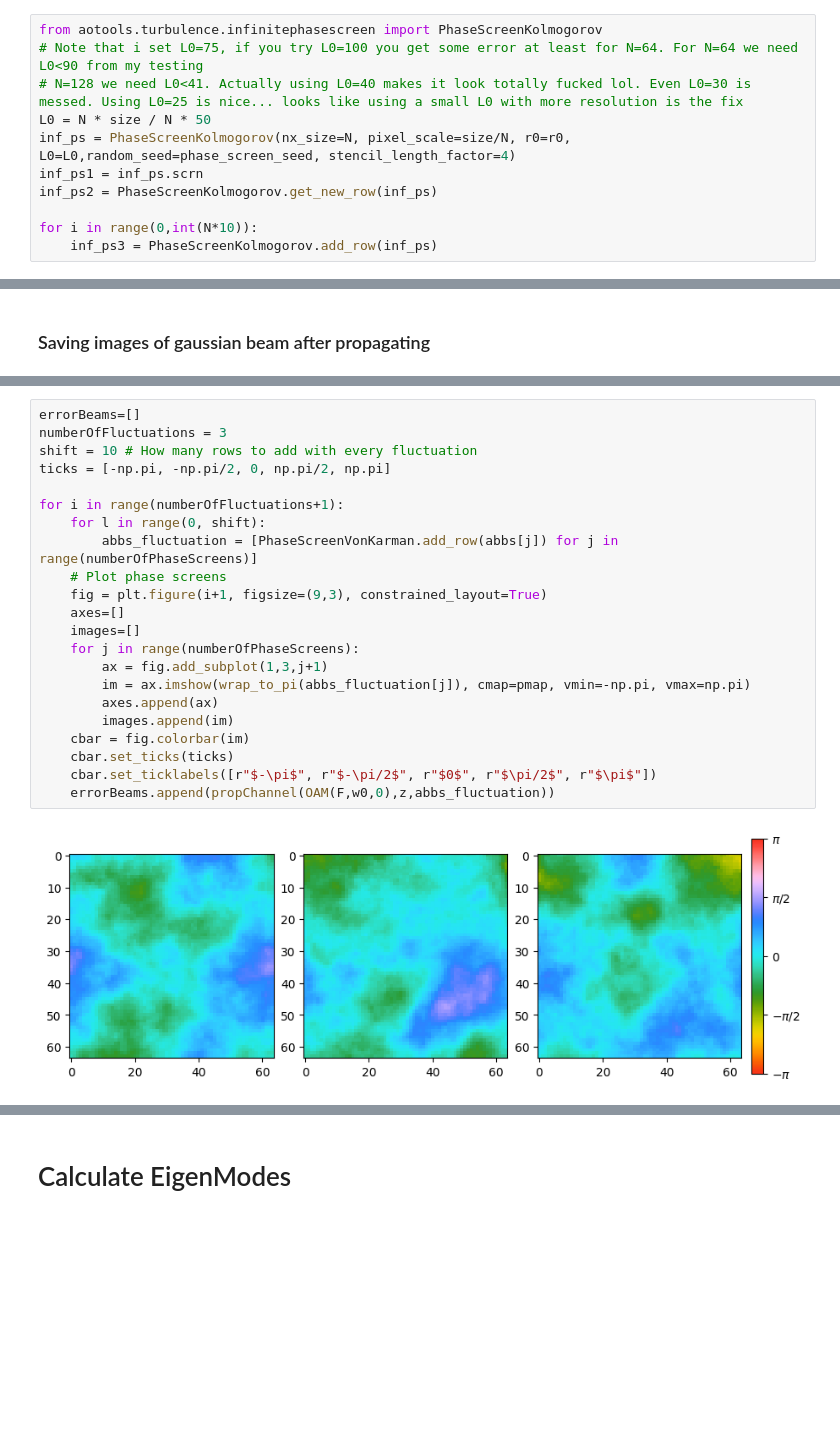
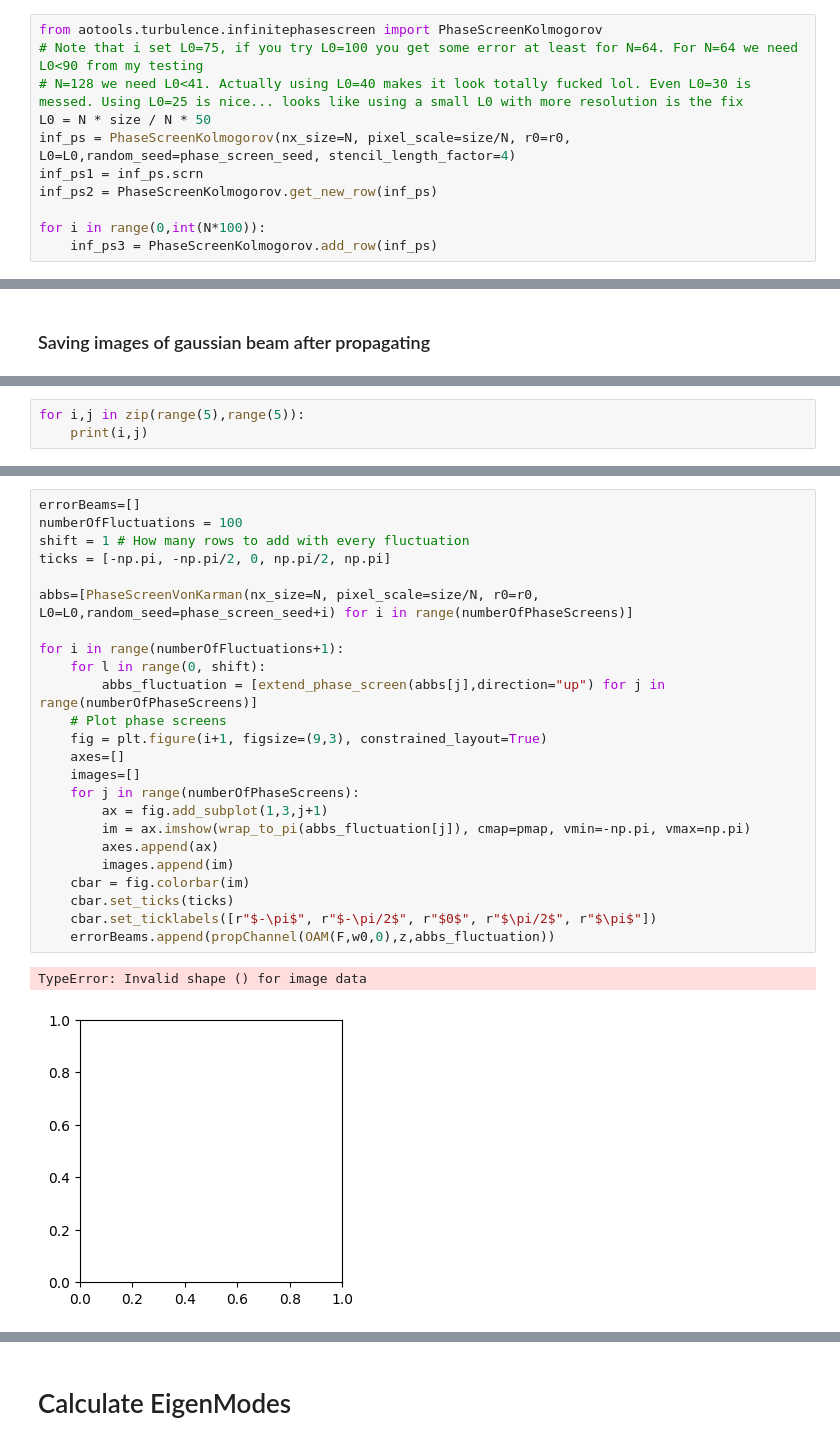
Before and after one commit to LukasScarfe/Eigen, a Jupyter notebook: eigenmodes.ipynb, the cells around one changed output, grey strips where cells are left out. Drawn from its saved outputs; the diff is of its cells as text; blank space fills up the shorter version.

```diff
--- a/eigenmodes.ipynb
+++ b/eigenmodes.ipynb
@@ -208,7 +152,7 @@ inf_ps = PhaseScreenKolmogorov(nx_size=N, pixel_scale=size/N, r0=r0, L0=L0,rando
 inf_ps1 = inf_ps.scrn
 inf_ps2 = PhaseScreenKolmogorov.get_new_row(inf_ps)
 
-for i in range(0,int(N*10)):
+for i in range(0,int(N*100)):
     inf_ps3 = PhaseScreenKolmogorov.add_row(inf_ps)
 # %%
 plt.imshow(wrap_to_pi(inf_ps1), cmap=pmap, vmin=-np.pi, vmax=np.pi)
@@ -288,0 +233,3 @@ abbs=[PhaseScreenVonKarman(nx_size=N, pixel_scale=size/N, r0=r0, L0=L0) for i in
+# %%
+for i,j in zip(range(5),range(5)):
+    print(i,j)
@@ -289,24 +242,27 @@ abbs=[PhaseScreenVonKarman(nx_size=N, pixel_scale=size/N, r0=r0, L0=L0) for i in
 # %%
 errorBeams=[]
-numberOfFluctuations = 3
-shift = 10 # How many rows to add with every fluctuation
+numberOfFluctuations = 100
+shift = 1 # How many rows to add with every fluctuation
 ticks = [-np.pi, -np.pi/2, 0, np.pi/2, np.pi]
+
+abbs=[PhaseScreenVonKarman(nx_size=N, pixel_scale=size/N, r0=r0, L0=L0,random_seed=phase_screen_seed+i) for i in range(numberOfPhaseScreens)]
 
 for i in range(numberOfFluctuations+1):
     for l in range(0, shift):
-        abbs_fluctuation = [PhaseScreenVonKarman.add_row(abbs[j]) for j in range(numberOfPhaseScreens)]
+        abbs_fluctuation = [extend_phase_screen(abbs[j],direction="up") for j in range(numberOfPhaseScreens)]
     # Plot phase screens
     fig = plt.figure(i+1, figsize=(9,3), constrained_layout=True)
     axes=[]
     images=[]
     for j in range(numberOfPhaseScreens):
         ax = fig.add_subplot(1,3,j+1)
         im = ax.imshow(wrap_to_pi(abbs_fluctuation[j]), cmap=pmap, vmin=-np.pi, vmax=np.pi)
         axes.append(ax)
         images.append(im)
     cbar = fig.colorbar(im)
     cbar.set_ticks(ticks)
     cbar.set_ticklabels([r"$-\pi$", r"$-\pi/2$", r"$0$", r"$\pi/2$", r"$\pi$"])
     errorBeams.append(propChannel(OAM(F,w0,0),z,abbs_fluctuation))
 # %% [output]
+TypeError: Invalid shape () for image data
-[figure, old version]
+[figure, new version]
```
Also changed, not shown: parts of 12 cells of this notebook, 2 other files.
